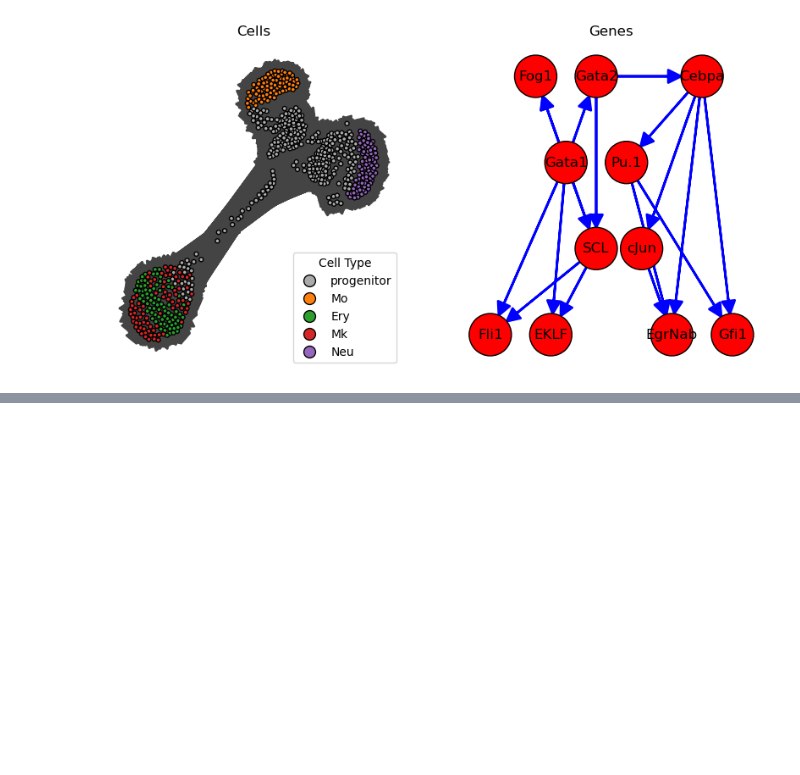
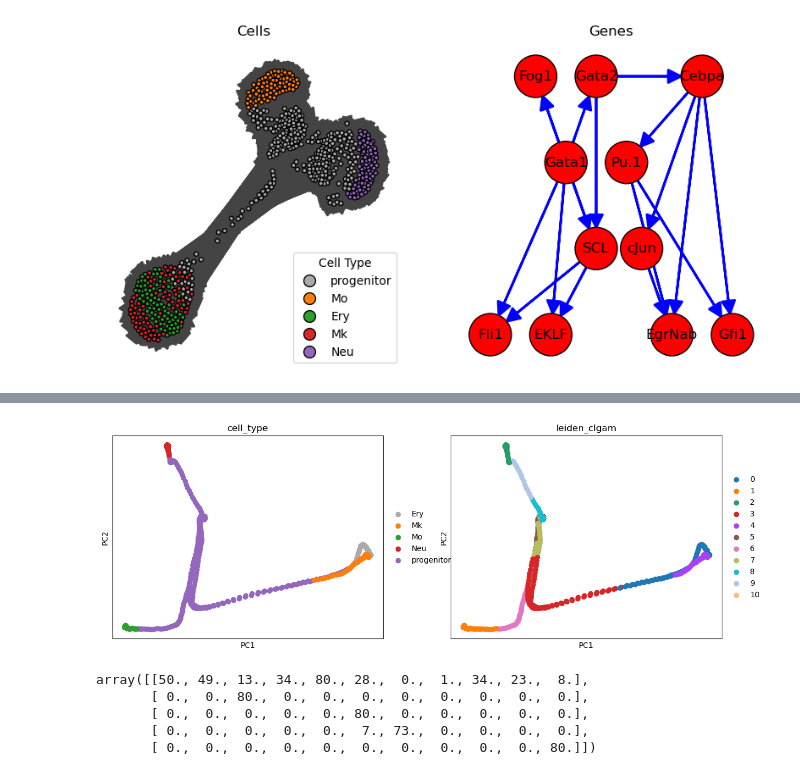
Before and after one commit to BaileyAndrew/Cartesian-LGAM, a Jupyter notebook: real_data.ipynb, the cells around one changed output, grey strips where cells are left out. Saved outputs shown, nothing was run; the diff lists cells and outputs as text; code cells hidden in the pictures; blank space fills up the shorter version.

```diff
--- a/real_data.ipynb
+++ b/real_data.ipynb
@@ -460,3 +460,9 @@ ax1.legend(handles=handles, title='Cell Type', loc='lower right')
 pass
 # %% [output]
 [figure]
+# %%
+ordered_krum.obsp["cell_graph"] = np.abs(Ls[0].T - np.diag(np.diag(Ls[0])))
+ordered_krum.varp["gene_graph"] = np.abs(Ls[1].T - np.diag(np.diag(Ls[1])))
+
+sc.tl.leiden(ordered_krum, obsp="cell_graph", key_added="leiden_clgam", resolution=3)
+ordered_krum
@@ -462,0 +477,4 @@ pass
+# %%
+sc.pl.pca(ordered_krum, color=["cell_type", "leiden_clgam"])
+# %% [output]
+[figure, added]
@@ -462,0 +483,20 @@ pass
+# %%
+overlaps = np.zeros((
+    len(ordered_krum.obs["cell_type"].unique()),
+    len(ordered_krum.obs["leiden_clgam"].unique())
+))
+for i, cell_type in enumerate(ordered_krum.obs["cell_type"].unique()):
+    for j, leiden_result in enumerate(ordered_krum.obs["leiden_clgam"].unique()):
+        subset = ordered_krum[
+            (ordered_krum.obs["cell_type"] == cell_type)
+            & (ordered_krum.obs["leiden_clgam"] == leiden_result)
+        ]
+        overlaps[i, j] = subset.shape[0]
+
+overlaps
+# %% [output]
+array([[50., 49., 13., 34., 80., 28.,  0.,  1., 34., 23.,  8.],
+       [ 0.,  0., 80.,  0.,  0.,  0.,  0.,  0.,  0.,  0.,  0.],
+       [ 0.,  0.,  0.,  0.,  0., 80.,  0.,  0.,  0.,  0.,  0.],
+       [ 0.,  0.,  0.,  0.,  0.,  7., 73.,  0.,  0.,  0.,  0.],
+       [ 0.,  0.,  0.,  0.,  0.,  0.,  0.,  0.,  0.,  0., 80.]])
```
Also changed, not shown: parts of 20 cells of this notebook, 1 other file.
